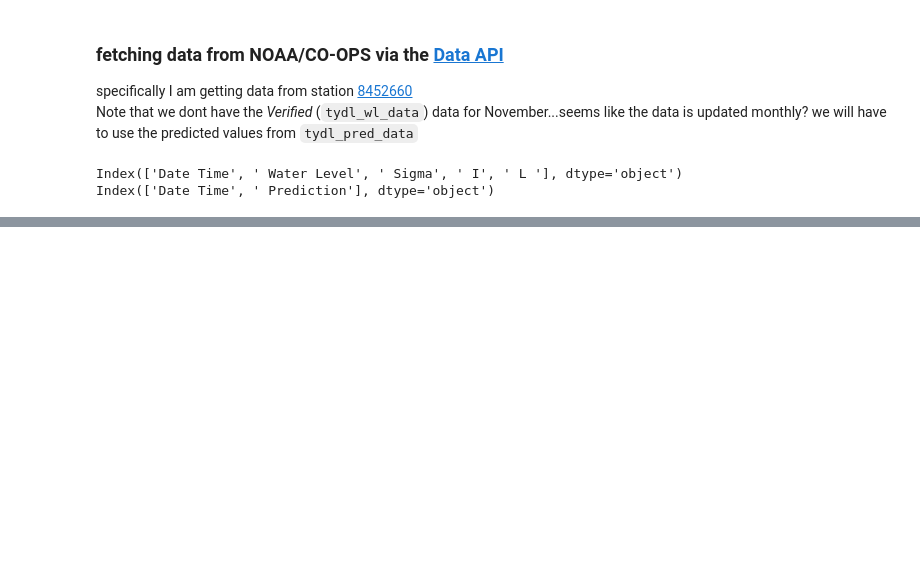
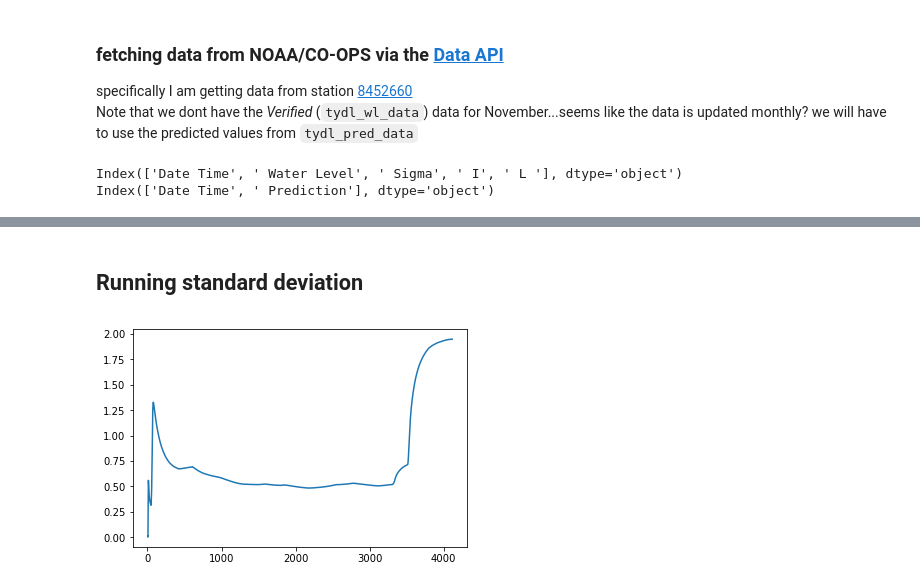
Before and after one commit to spencerbh/Fogland, a Jupyter notebook: Well56.ipynb, the cells around one changed output, grey strips where cells are left out. Saved outputs shown, nothing was run; the diff lists cells and outputs as text; code cells hidden in the pictures; blank space fills up the shorter version.

```diff
--- a/Well56.ipynb
+++ b/Well56.ipynb
@@ -492,0 +514,21 @@ plt.xlim(['2017-08-16','2017-11-16'])
+# %%
+def prep4analysis(originaldataframe):
+    new = (originaldataframe)
+    new = new.reset_index()
+    new = new.drop('Datetime', axis =1)
+    new = new[3:-3] #removing first and last 3 readings
+    new_array = np.array(new)
+    new_array = np.reshape(new_array, new_array.shape[0])
+    return new, new_array
+# %%
+wl_56 = (well56['GW_elevation_ft_(LSML)'])
+wl_56, wl_56a = prep4analysis(wl_56)
+
+tmp_56 = (well56['Temperature (°C) (534396)'])
+tmp_56, tmp_56a = prep4analysis(tmp_56)
+
+sal_56 = (well56['Salinity (PSU) (534396)'])
+sal_56, sal_56a = prep4analysis(sal_56)
+
+tydl = (tydl_wl_data['Water Level'])
+tydl, tydl_a = prep4analysis(tydl)
@@ -492,0 +550,9 @@ plt.xlim(['2017-08-16','2017-11-16'])
+# %% [markdown]
+## Running standard deviation
+# %%
+import pandas as pd
+expand_std = wl_56.expanding(min_periods=1).std()
+plt.plot(expand_std)
+plt.show()
+# %% [output]
+[figure, added]
```
Also changed, not shown: parts of 35 cells of this notebook.
